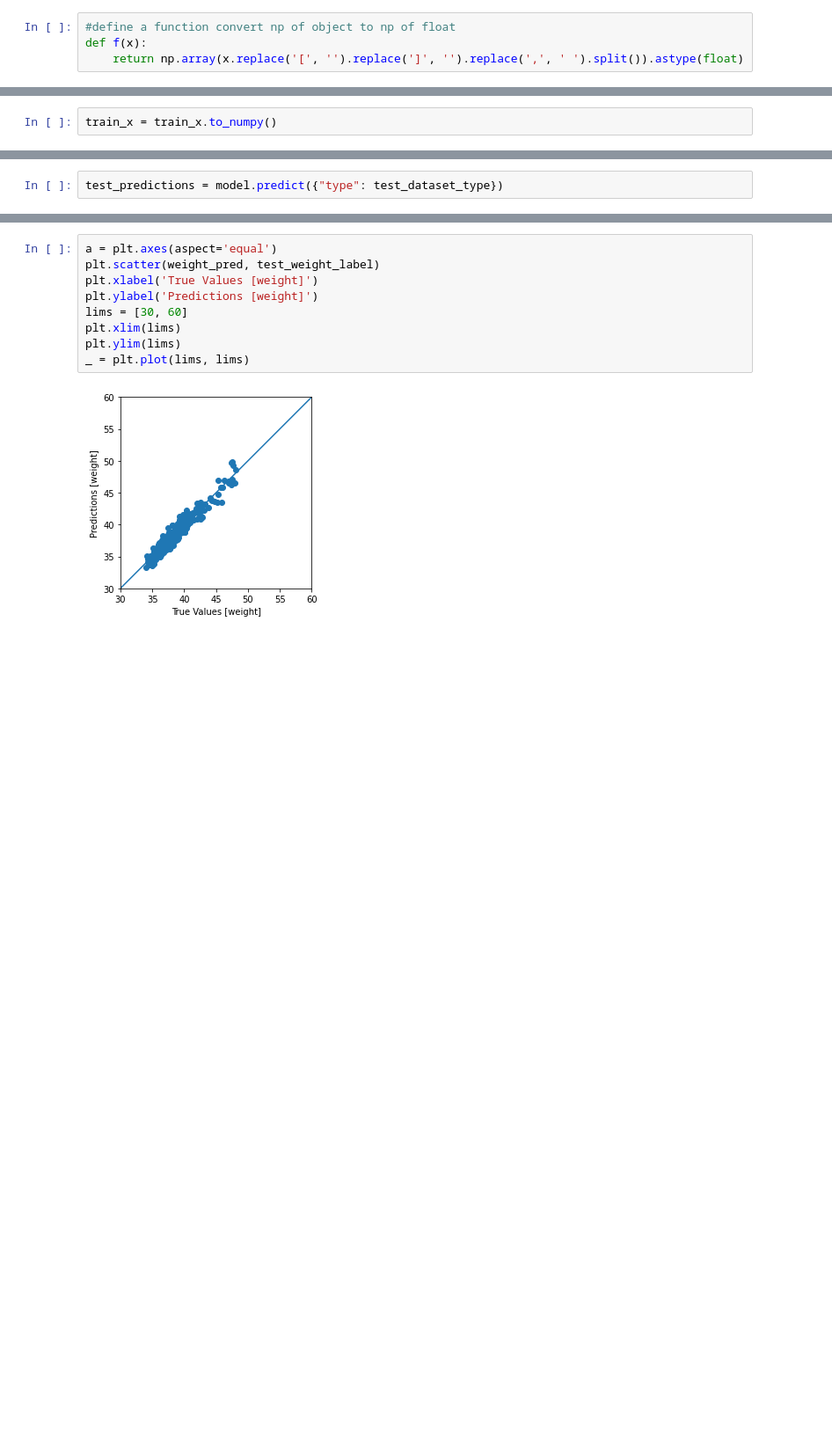
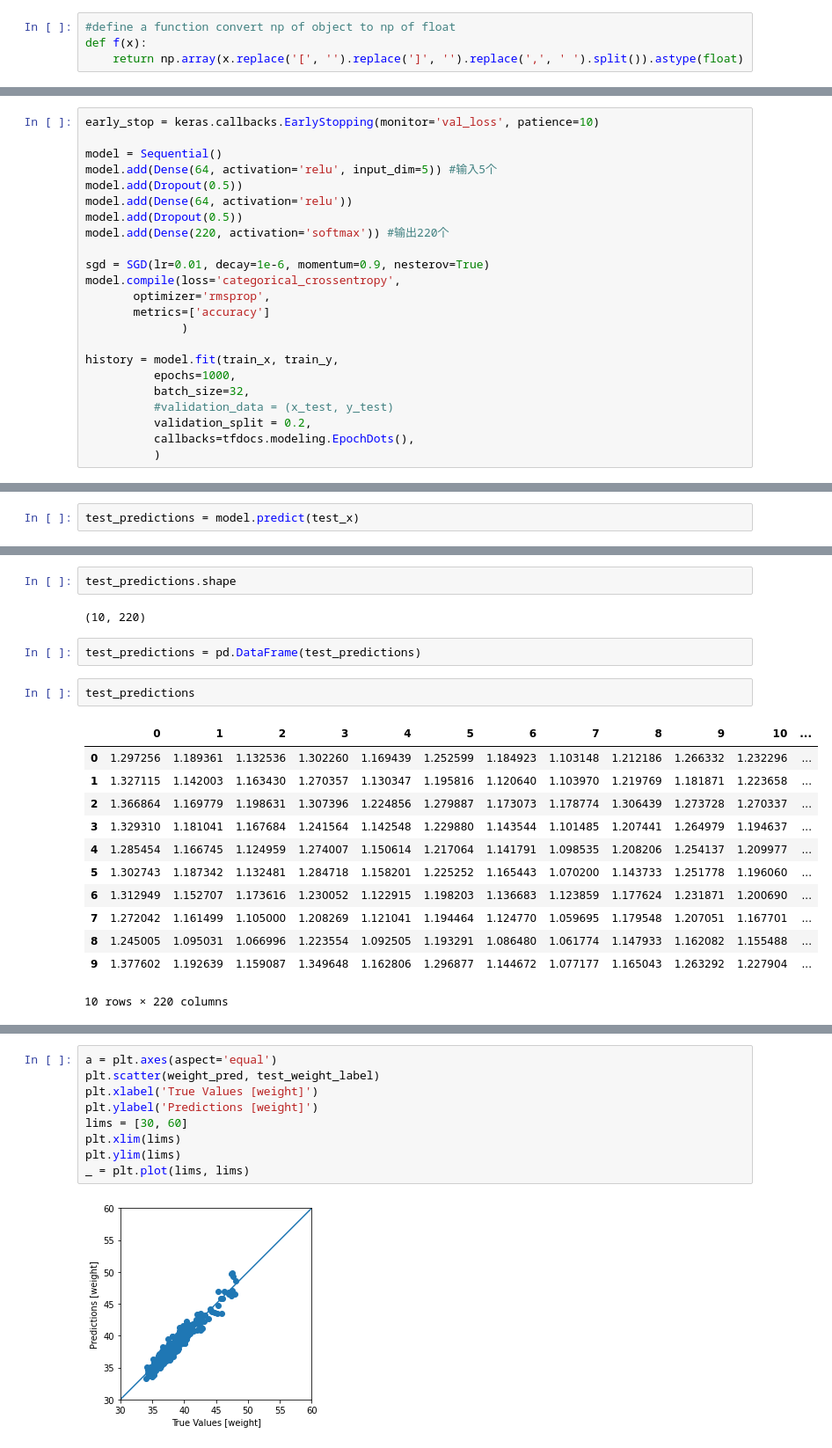
Before and after one commit to XingxinHE/FinalThesis_DL-GA, a Jupyter notebook: Stage_3_LSTM.ipynb, the cells around one changed output, grey strips where cells are left out. Shown at 88% size. Cells and saved outputs as stored; diff of their text form; blank space fills up the shorter version.

```diff
--- a/Stage_3_LSTM.ipynb
+++ b/Stage_3_LSTM.ipynb
@@ -112,2 +291,0 @@ model.compile(
-# %%
-train_x = train_x.to_numpy()
@@ -141,0 +292,23 @@ Epoch 2000/2000
+# %%
+early_stop = keras.callbacks.EarlyStopping(monitor='val_loss', patience=10)
+
+model = Sequential()
+model.add(Dense(64, activation='relu', input_dim=5)) #输入5个
+model.add(Dropout(0.5))
+model.add(Dense(64, activation='relu'))
+model.add(Dropout(0.5))
+model.add(Dense(220, activation='softmax')) #输出220个
+
+sgd = SGD(lr=0.01, decay=1e-6, momentum=0.9, nesterov=True)
+model.compile(loss='categorical_crossentropy',
+       optimizer='rmsprop',
+       metrics=['accuracy']
+              )
+
+history = model.fit(train_x, train_y,
+          epochs=1000,
+          batch_size=32,
+          #validation_data = (x_test, y_test)
+          validation_split = 0.2,
+          callbacks=tfdocs.modeling.EpochDots(),
+          )
@@ -142,2 +356,2 @@ Epoch 2000/2000
 # %%
-test_predictions = model.predict({"type": test_dataset_type})
+test_predictions = model.predict(test_x)
@@ -143,0 +360,21 @@ test_predictions = model.predict({"type": test_dataset_type})
+# %%
+test_predictions.shape
+# %% [output]
+(10, 220)
+# %%
+test_predictions = pd.DataFrame(test_predictions)
+# %%
+test_predictions
+# %% [output]
+|  | 0 | 1 | 2 | 3 | 4 | 5 | 6 | 7 | 8 | 9 | 10 | ... |
+| 0 | 1.297256 | 1.189361 | 1.132536 | 1.302260 | 1.169439 | 1.252599 | 1.184923 | 1.103148 | 1.212186 | 1.266332 | 1.232296 | ... |
+| 1 | 1.327115 | 1.142003 | 1.163430 | 1.270357 | 1.130347 | 1.195816 | 1.120640 | 1.103970 | 1.219769 | 1.181871 | 1.223658 | ... |
+| 2 | 1.366864 | 1.169779 | 1.198631 | 1.307396 | 1.224856 | 1.279887 | 1.173073 | 1.178774 | 1.306439 | 1.273728 | 1.270337 | ... |
+| 3 | 1.329310 | 1.181041 | 1.167684 | 1.241564 | 1.142548 | 1.229880 | 1.143544 | 1.101485 | 1.207441 | 1.264979 | 1.194637 | ... |
+| 4 | 1.285454 | 1.166745 | 1.124959 | 1.274007 | 1.150614 | 1.217064 | 1.141791 | 1.098535 | 1.208206 | 1.254137 | 1.209977 | ... |
+| 5 | 1.302743 | 1.187342 | 1.132481 | 1.284718 | 1.158201 | 1.225252 | 1.165443 | 1.070200 | 1.143733 | 1.251778 | 1.196060 | ... |
+| 6 | 1.312949 | 1.152707 | 1.173616 | 1.230052 | 1.122915 | 1.198203 | 1.136683 | 1.123859 | 1.177624 | 1.231871 | 1.200690 | ... |
+| 7 | 1.272042 | 1.161499 | 1.105000 | 1.208269 | 1.121041 | 1.194464 | 1.124770 | 1.059695 | 1.179548 | 1.207051 | 1.167701 | ... |
+| 8 | 1.245005 | 1.095031 | 1.066996 | 1.223554 | 1.092505 | 1.193291 | 1.086480 | 1.061774 | 1.147933 | 1.162082 | 1.155488 | ... |
+| 9 | 1.377602 | 1.192639 | 1.159087 | 1.349648 | 1.162806 | 1.296877 | 1.144672 | 1.077177 | 1.165043 | 1.263292 | 1.227904 | ... |
+10 rows × 220 columns
```
Also changed, not shown: parts of 55 cells of this notebook.
